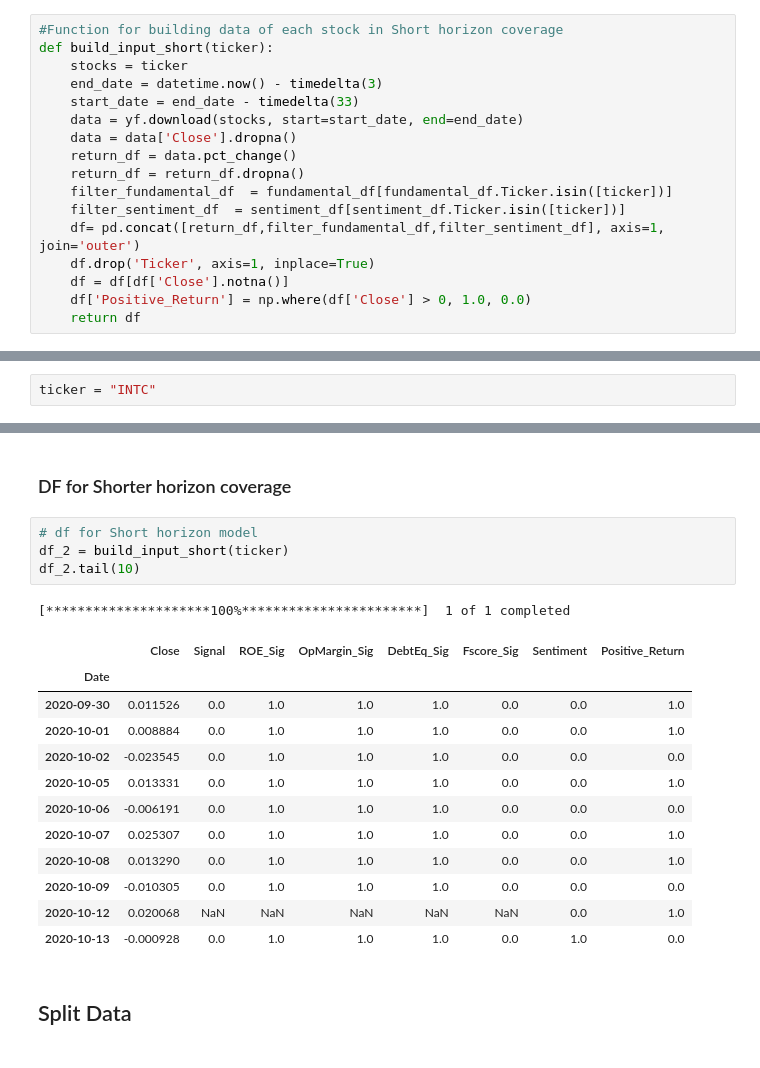
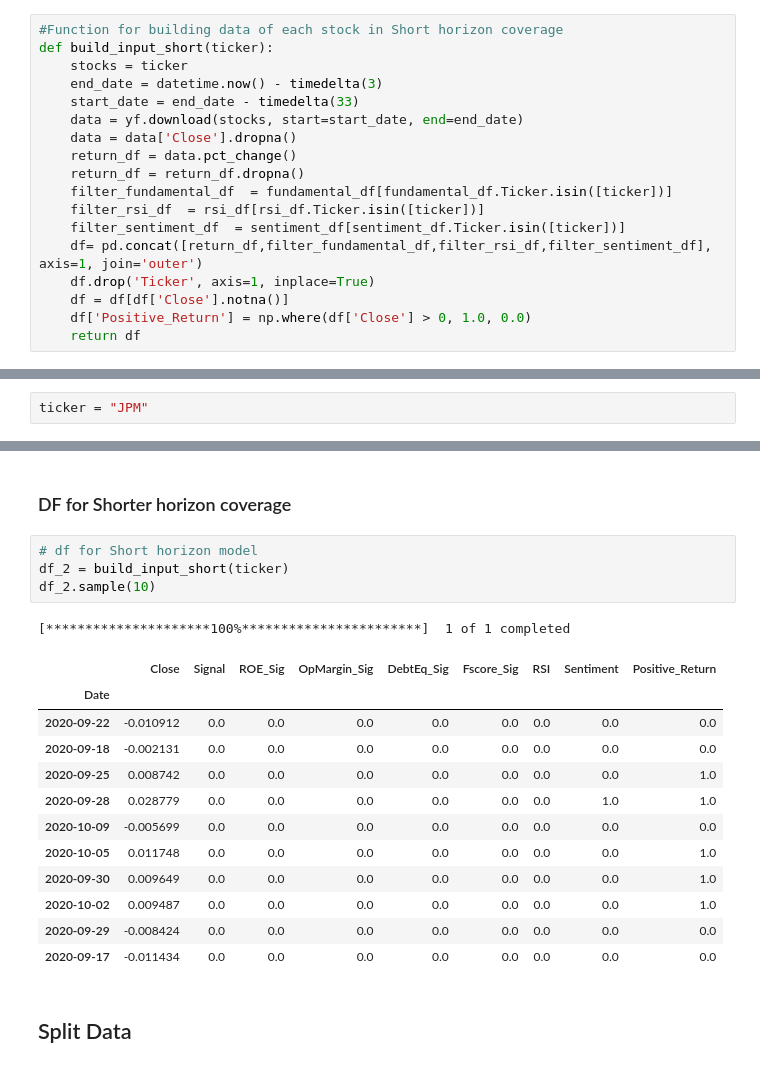
Before and after one commit to Khulikaroj/Project-2, a Jupyter notebook: ML.ipynb, the cells around one changed output, grey strips where cells are left out. Drawn from its saved outputs; the diff is of its cells as text.

Commit message:
add technical signals and README file

```diff
--- a/ML.ipynb
+++ b/ML.ipynb
@@ -58,8 +54,9 @@ def build_input_short(ticker):
     return_df = data.pct_change()
     return_df = return_df.dropna()
     filter_fundamental_df  = fundamental_df[fundamental_df.Ticker.isin([ticker])]
+    filter_rsi_df  = rsi_df[rsi_df.Ticker.isin([ticker])]
     filter_sentiment_df  = sentiment_df[sentiment_df.Ticker.isin([ticker])]
-    df= pd.concat([return_df,filter_fundamental_df,filter_sentiment_df], axis=1, join='outer')
+    df= pd.concat([return_df,filter_fundamental_df,filter_rsi_df,filter_sentiment_df], axis=1, join='outer')
     df.drop('Ticker', axis=1, inplace=True)
     df = df[df['Close'].notna()]
     df['Positive_Return'] = np.where(df['Close'] > 0, 1.0, 0.0)
@@ -186,5 +200,5 @@ We split ML into (1) Long-horizon model and (2) Short horizon model because of l
 # %%
-ticker = "INTC"
+ticker = "JPM"
 # %%
 # df for Long horizon model
 df = build_input_long(ticker)
@@ -208,21 +222,21 @@ df.tail(10)
 # %%
 # df for Short horizon model
 df_2 = build_input_short(ticker)
-df_2.tail(10)
+df_2.sample(10)
 # %% [output]
 [*********************100%***********************]  1 of 1 completed
-|  | Close | Signal | ROE_Sig | OpMargin_Sig | DebtEq_Sig | Fscore_Sig | Sentiment | Positive_Return |
-| Date |  |  |  |  |  |  |  |  |
-| 2020-09-30 | 0.011526 | 0.0 | 1.0 | 1.0 | 1.0 | 0.0 | 0.0 | 1.0 |
-| 2020-10-01 | 0.008884 | 0.0 | 1.0 | 1.0 | 1.0 | 0.0 | 0.0 | 1.0 |
-| 2020-10-02 | -0.023545 | 0.0 | 1.0 | 1.0 | 1.0 | 0.0 | 0.0 | 0.0 |
-| 2020-10-05 | 0.013331 | 0.0 | 1.0 | 1.0 | 1.0 | 0.0 | 0.0 | 1.0 |
-| 2020-10-06 | -0.006191 | 0.0 | 1.0 | 1.0 | 1.0 | 0.0 | 0.0 | 0.0 |
-| 2020-10-07 | 0.025307 | 0.0 | 1.0 | 1.0 | 1.0 | 0.0 | 0.0 | 1.0 |
-| 2020-10-08 | 0.013290 | 0.0 | 1.0 | 1.0 | 1.0 | 0.0 | 0.0 | 1.0 |
-| 2020-10-09 | -0.010305 | 0.0 | 1.0 | 1.0 | 1.0 | 0.0 | 0.0 | 0.0 |
-| 2020-10-12 | 0.020068 | NaN | NaN | NaN | NaN | NaN | 0.0 | 1.0 |
-| 2020-10-13 | -0.000928 | 0.0 | 1.0 | 1.0 | 1.0 | 0.0 | 1.0 | 0.0 |
+|  | Close | Signal | ROE_Sig | OpMargin_Sig | DebtEq_Sig | Fscore_Sig | RSI | Sentiment | Positive_Return |
+| Date |  |  |  |  |  |  |  |  |  |
+| 2020-09-22 | -0.010912 | 0.0 | 0.0 | 0.0 | 0.0 | 0.0 | 0.0 | 0.0 | 0.0 |
+| 2020-09-18 | -0.002131 | 0.0 | 0.0 | 0.0 | 0.0 | 0.0 | 0.0 | 0.0 | 0.0 |
+| 2020-09-25 | 0.008742 | 0.0 | 0.0 | 0.0 | 0.0 | 0.0 | 0.0 | 0.0 | 1.0 |
+| 2020-09-28 | 0.028779 | 0.0 | 0.0 | 0.0 | 0.0 | 0.0 | 0.0 | 1.0 | 1.0 |
+| 2020-10-09 | -0.005699 | 0.0 | 0.0 | 0.0 | 0.0 | 0.0 | 0.0 | 0.0 | 0.0 |
+| 2020-10-05 | 0.011748 | 0.0 | 0.0 | 0.0 | 0.0 | 0.0 | 0.0 | 0.0 | 1.0 |
+| 2020-09-30 | 0.009649 | 0.0 | 0.0 | 0.0 | 0.0 | 0.0 | 0.0 | 0.0 | 1.0 |
+| 2020-10-02 | 0.009487 | 0.0 | 0.0 | 0.0 | 0.0 | 0.0 | 0.0 | 0.0 | 1.0 |
+| 2020-09-29 | -0.008424 | 0.0 | 0.0 | 0.0 | 0.0 | 0.0 | 0.0 | 0.0 | 0.0 |
+| 2020-09-17 | -0.011434 | 0.0 | 0.0 | 0.0 | 0.0 | 0.0 | 0.0 | 0.0 | 0.0 |
 # %% [markdown]
 ## Split Data
 # %% [markdown]
```
Also changed, not shown: parts of 20 cells of this notebook, 12 other files.
